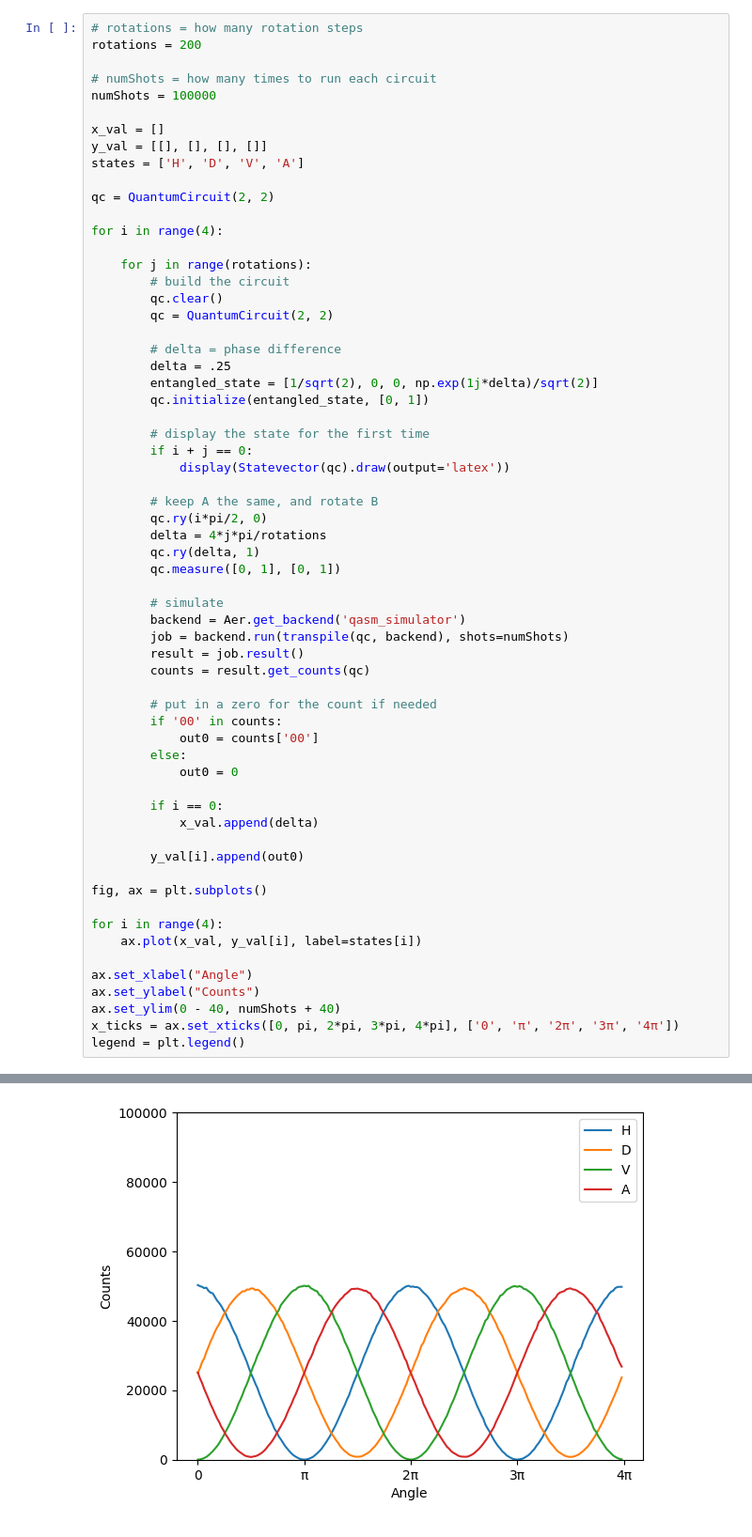
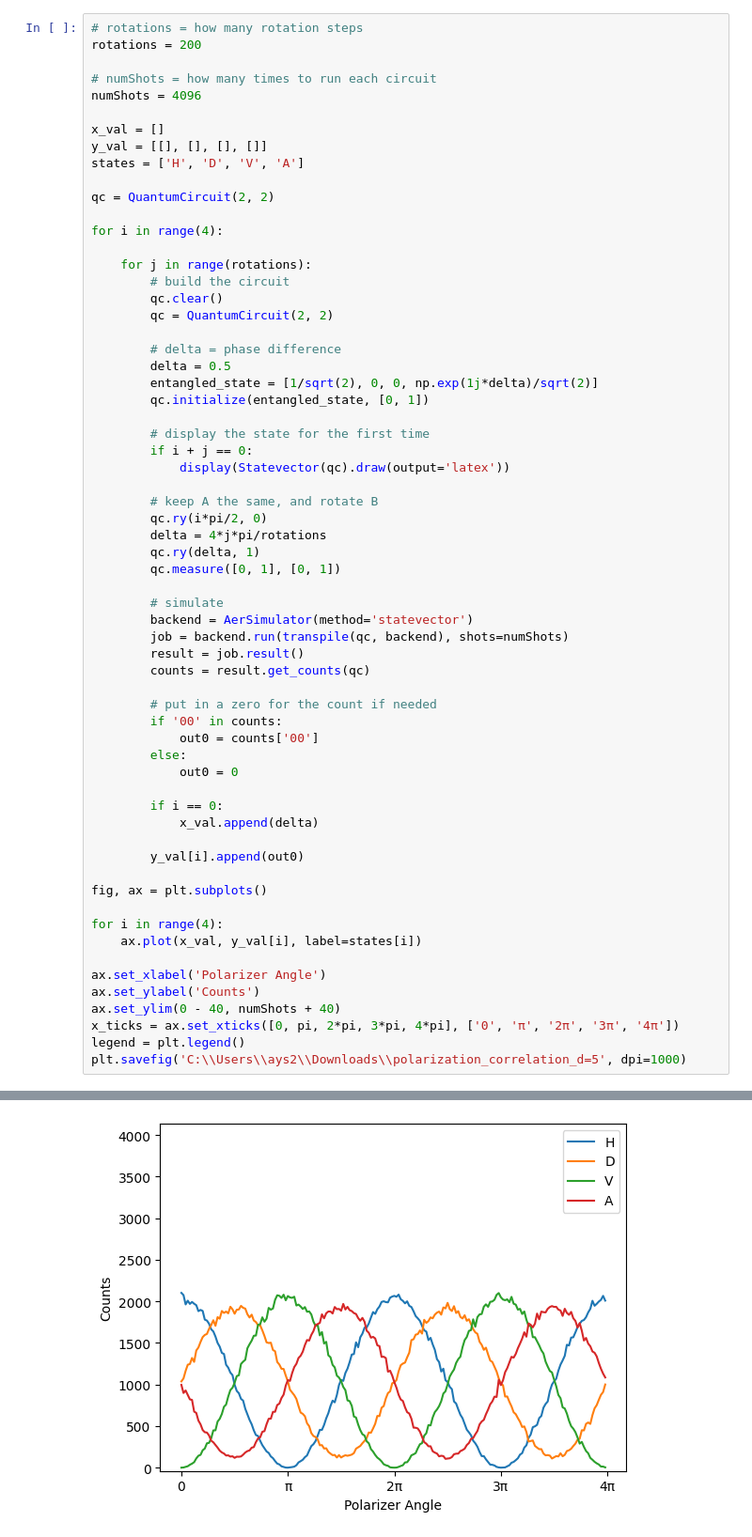
Before and after one commit to sparklyhotdog/QisketProject, a Jupyter notebook: ideal_simulations/entangled_qubits_rotation_protocol.ipynb, the cells around one changed output, grey strips where cells are left out. Shown: that part at 94% size. Saved outputs shown, nothing was run; the diff lists cells and outputs as text.

```diff
--- a/ideal_simulations/entangled_qubits_rotation_protocol.ipynb
+++ b/ideal_simulations/entangled_qubits_rotation_protocol.ipynb
@@ -11,7 +11,7 @@ import matplotlib.pyplot as plt
 rotations = 200
 
 # numShots = how many times to run each circuit
-numShots = 100000
+numShots = 4096
 
 x_val = []
 y_val = [[], [], [], []]
@@ -27,7 +27,7 @@ for i in range(4):
         qc = QuantumCircuit(2, 2)
 
         # delta = phase difference
-        delta = .25
+        delta = 0.5
         entangled_state = [1/sqrt(2), 0, 0, np.exp(1j*delta)/sqrt(2)]
         qc.initialize(entangled_state, [0, 1])
 
@@ -42,7 +42,7 @@ for i in range(4):
         qc.measure([0, 1], [0, 1])
 
         # simulate
-        backend = Aer.get_backend('qasm_simulator')
+        backend = AerSimulator(method='statevector')
         job = backend.run(transpile(qc, backend), shots=numShots)
         result = job.result()
         counts = result.get_counts(qc)
@@ -63,9 +63,10 @@ fig, ax = plt.subplots()
 for i in range(4):
     ax.plot(x_val, y_val[i], label=states[i])
 
-ax.set_xlabel("Angle")
-ax.set_ylabel("Counts")
+ax.set_xlabel('Polarizer Angle')
+ax.set_ylabel('Counts')
 ax.set_ylim(0 - 40, numShots + 40)
 x_ticks = ax.set_xticks([0, pi, 2*pi, 3*pi, 4*pi], ['0', 'π', '2π', '3π', '4π'])
 legend = plt.legend()
+plt.savefig('C:\\Users\\ays2\\Downloads\\polarization_correlation_d=5', dpi=1000)
 # %% [output]
@@ -73 +74 @@ $$\frac{\sqrt{2}}{2} |00\rangle+(0.6851245438 + 0.1749410173 i) |11\rangle$$
-[figure, old version]
+[figure, new version]
```
Also changed, not shown: parts of 2 cells of this notebook, 3 other files.
